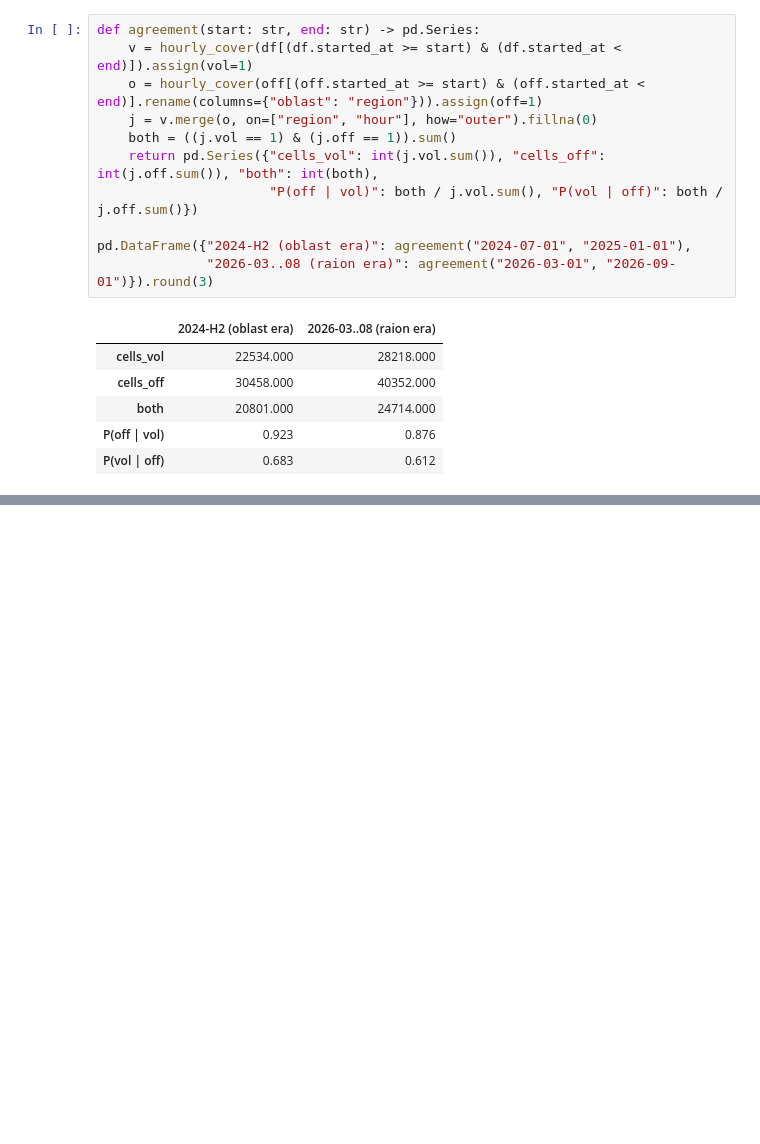
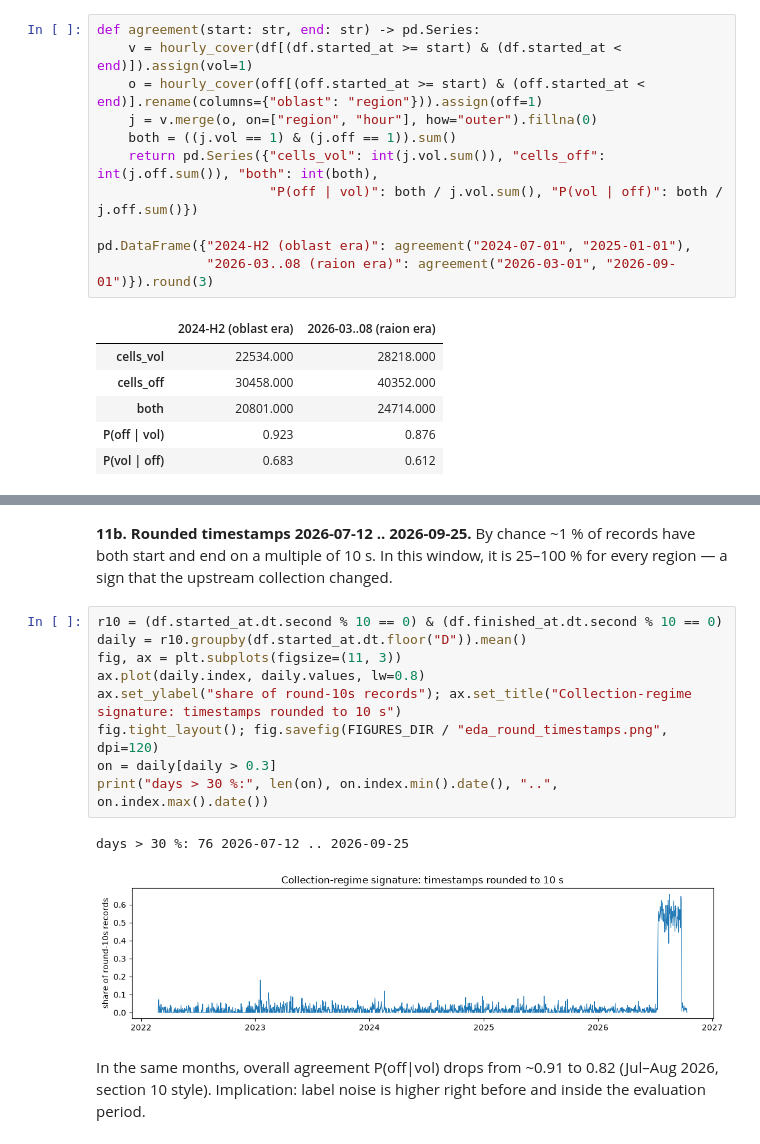
Before and after one commit to ANDRIYTS1234/kse-ai-school-task, a Jupyter notebook: notebooks/01_eda.ipynb, the cells around one changed output, grey strips where cells are left out. Saved outputs shown, nothing was run; the diff lists cells and outputs as text; blank space fills up the shorter version.

```diff
--- a/notebooks/01_eda.ipynb
+++ b/notebooks/01_eda.ipynb
@@ -459,0 +584,18 @@ pd.DataFrame({"2024-H2 (oblast era)": agreement("2024-07-01", "2025-01-01"),
+# %% [markdown]
+**11b. Rounded timestamps 2026-07-12 .. 2026-09-25.** By chance ~1 % of records have both start and end on a
+multiple of 10 s. In this window, it is 25–100 % for every region — a sign that the upstream collection changed.
+# %%
+r10 = (df.started_at.dt.second % 10 == 0) & (df.finished_at.dt.second % 10 == 0)
+daily = r10.groupby(df.started_at.dt.floor("D")).mean()
+fig, ax = plt.subplots(figsize=(11, 3))
+ax.plot(daily.index, daily.values, lw=0.8)
+ax.set_ylabel("share of round-10s records"); ax.set_title("Collection-regime signature: timestamps rounded to 10 s")
+fig.tight_layout(); fig.savefig(FIGURES_DIR / "eda_round_timestamps.png", dpi=120)
+on = daily[daily > 0.3]
+print("days > 30 %:", len(on), on.index.min().date(), "..", on.index.max().date())
+# %% [output]
+days > 30 %: 76 2026-07-12 .. 2026-09-25
+[figure, added]
+# %% [markdown]
+In the same months, overall agreement P(off|vol) drops from ~0.91 to 0.82 (Jul–Aug 2026, section 10 style).
+Implication: label noise is higher right before and inside the evaluation period.
```
Also changed, not shown: parts of 12 cells of this notebook, 7 other files.
